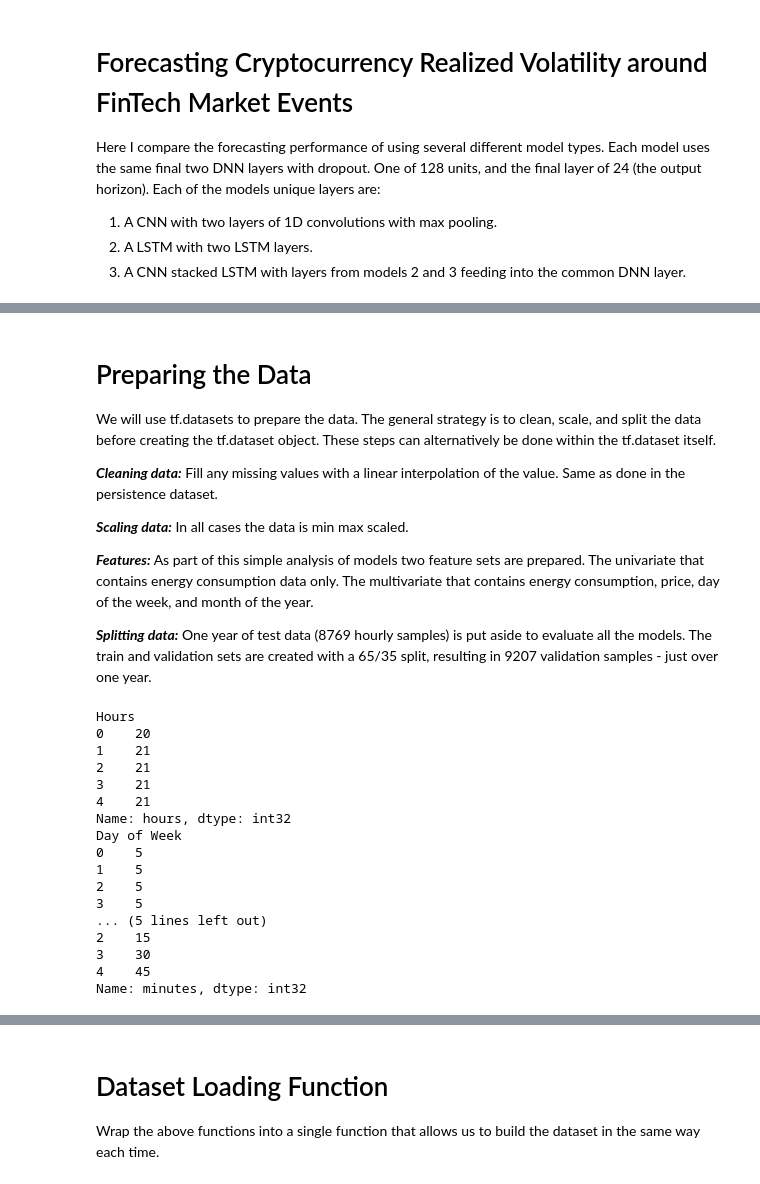
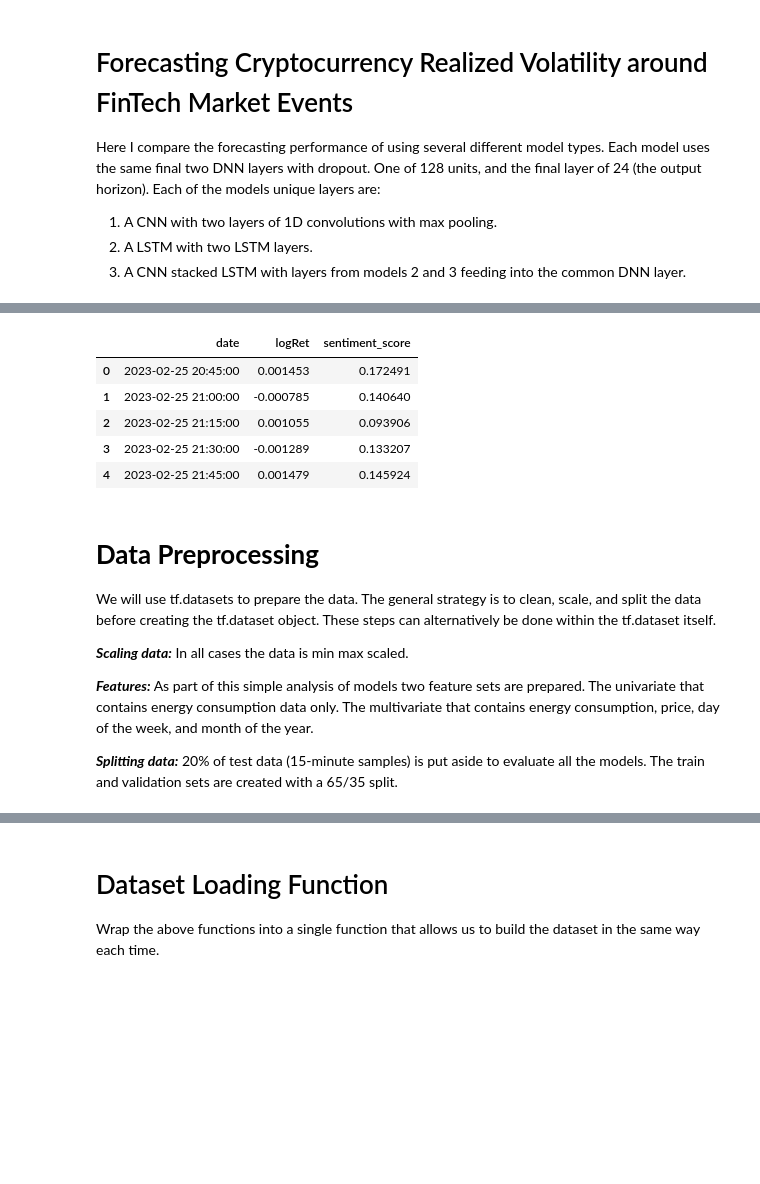
Before and after one commit to lameche99/BTC-Volatility-Forecasting-RNNs, a Jupyter notebook: predictions.ipynb, the cells around one changed output, grey strips where cells are left out. Saved outputs shown, nothing was run; the diff lists cells and outputs as text; code cells hidden in the pictures; blank space fills up the shorter version.

Commit message:
some results

```diff
--- a/predictions.ipynb
+++ b/predictions.ipynb
@@ -14,13 +18,12 @@ from sklearn.preprocessing import MinMaxScaler
 # %%
-def load_data(col=None, path="./sentiment.csv", verbose=False):
+def load_data(col=None, path="./sentiment.csv"):
     df = pd.read_csv(path)
     if col is not None:
         df = df[col]
-    if verbose:
-        print(df.head())
     return df
 
 print("Multivariate Sample")
-multivar_df = load_data(['date','logRet', 'sentiment_score'], verbose=True)
+multivar_df = load_data(['date','logRet', 'sentiment_score'])
+multivar_df.head()
 # %% [output]
 Multivariate Sample
@@ -33,12 +30,15 @@ Multivariate Sample
+|  | date | logRet | sentiment_score |
+| 0 | 2023-02-25 20:45:00 | 0.001453 | 0.172491 |
+| 1 | 2023-02-25 21:00:00 | -0.000785 | 0.140640 |
+| 2 | 2023-02-25 21:15:00 | 0.001055 | 0.093906 |
+| 3 | 2023-02-25 21:30:00 | -0.001289 | 0.133207 |
+| 4 | 2023-02-25 21:45:00 | 0.001479 | 0.145924 |
 # %% [markdown]
-# Preparing the Data
-
+# **Data Preprocessing**
 We will use tf.datasets to prepare the data. The general strategy is to clean, scale, and split the data before creating the tf.dataset object. These steps can alternatively be done within the tf.dataset itself.
-
-***Cleaning data:*** Fill any missing values with a linear interpolation of the value. Same as done in the persistence dataset.
 
 ***Scaling data:*** In all cases the data is min max scaled.
 
 ***Features:*** As part of this simple analysis of models two feature sets are prepared. The univariate that contains energy consumption data only. The multivariate that contains energy consumption, price, day of the week, and month of the year.
 
-***Splitting data:*** One year of test data (8769 hourly samples) is put aside to evaluate all the models. The train and validation sets are created with a 65/35 split, resulting in 9207 validation samples - just over one year.
+***Splitting data:*** 20% of test data (15-minute samples) is put aside to evaluate all the models. The train and validation sets are created with a 65/35 split.
@@ -63,4 +45,13 @@ def min_max_scale(dataframe):
 # %%
+def min_max_scale(dataframe):
+    """ Applies MinMax Scaling
+
+        Wrapper for sklearn's MinMaxScaler class.
+    """
+    mm = MinMaxScaler()
+    return mm.fit_transform(dataframe)
+
+
 def make_time_features(series):
 
     #convert series to datetimes
@@ -77,28 +68,22 @@ def make_time_features(series):
 
     return hour, dayofw, month
 
-hour, day, minute = make_time_features(multivar_df.date)
-print("Hours")
-print(hour.head())
-print("Day of Week")
-print(day.head())
-print("Minutes")
-print(minute.head())
+
+def split_data(series, train_fraq, test_len=200):
+    """Splits input series into train, val and test.
+
+        Default to 1 year of test data.
+    """
+    #slice the last year of data for testing 1 year has 8760 hours
+    test_slice = len(series)-test_len
+
+    test_data = series[test_slice:]
+    train_val_data = series[:test_slice]
+
+    #make train and validation from the remaining
+    train_size = int(len(train_val_data) * train_fraq)
+
+    train_data = train_val_data[:train_size]
+    val_data = train_val_data[train_size:]
+
+    return train_data, val_data, test_data
-# %% [output]
-Hours
-0    20
-1    21
-2    21
-3    21
-4    21
-Name: hours, dtype: int32
-Day of Week
-0    5
-1    5
-2    5
-3    5
-... (5 lines left out)
-2    15
-3    30
-4    45
-Name: minutes, dtype: int32
```
Also changed, not shown: parts of 16 cells of this notebook.
